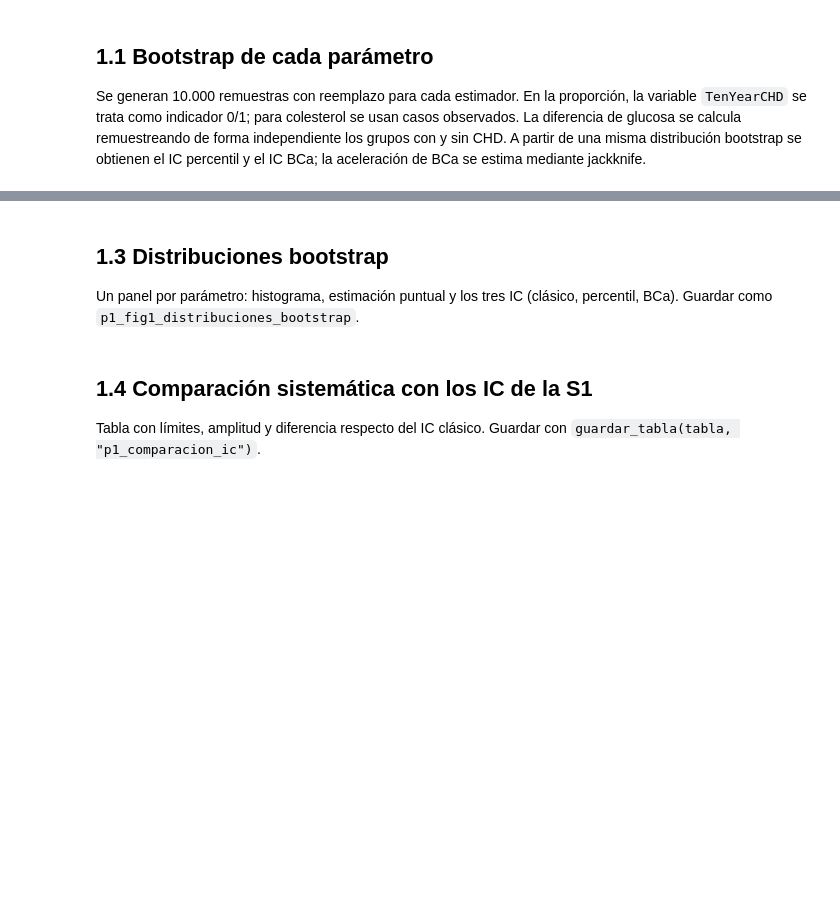
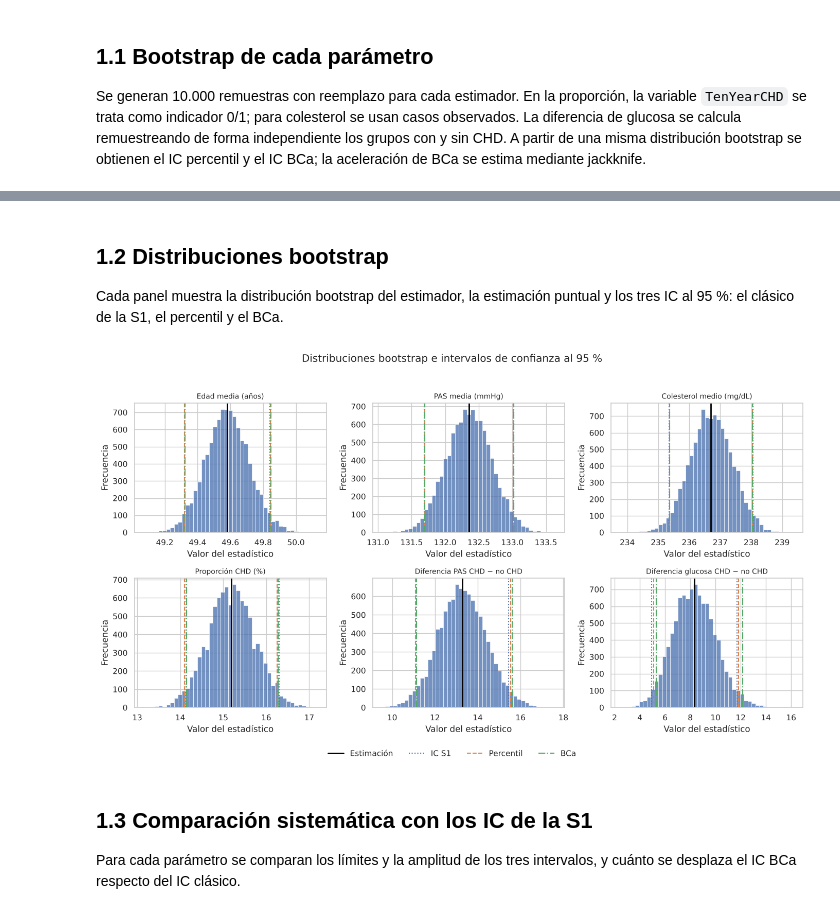
Before and after one commit to vbravo29/MCDI501-estadistica-computacional, a Jupyter notebook: S2/01_bootstrap_ic.ipynb, the cells around one changed output, grey strips where cells are left out. Drawn from its saved outputs; the diff is of its cells as text; code cells hidden in the pictures; blank space fills up the shorter version.

Commit message:
refinamiento para la entrega

```diff
--- a/S2/01_bootstrap_ic.ipynb
+++ b/S2/01_bootstrap_ic.ipynb
@@ -124,6 +127,8 @@ edad = df["age"].dropna().to_numpy()
 pas = df["sysBP"].dropna().to_numpy()
 colesterol = df["totChol"].dropna().to_numpy()
 chd = df["TenYearCHD"].dropna().to_numpy()
+pas_chd = df.loc[df["TenYearCHD"] == 1, "sysBP"].dropna().to_numpy()
+pas_no = df.loc[df["TenYearCHD"] == 0, "sysBP"].dropna().to_numpy()
 glu_chd = df.loc[df["TenYearCHD"] == 1, "glucose"].dropna().to_numpy()
 glu_no = df.loc[df["TenYearCHD"] == 0, "glucose"].dropna().to_numpy()
 
@@ -145,6 +150,10 @@ resultados = [
         RESULTADOS_S1["ic"]["prop_chd_%"]["ic"], len(chd)
     ),
     calcular_intervalos(
+        "Diferencia PAS CHD − no CHD", (pas_chd, pas_no), diferencia_medias, 1,
+        RESULTADOS_S1["diferencias"]["sysBP"]["ic"], f"{len(pas_chd)} / {len(pas_no)}"
+    ),
+    calcular_intervalos(
         "Diferencia glucosa CHD − no CHD", (glu_chd, glu_no), diferencia_medias, 1,
         RESULTADOS_S1["diferencias"]["glucose"]["ic"], f"{len(glu_chd)} / {len(glu_no)}"
     ),
@@ -154,32 +171,35 @@ pd.DataFrame([{k: v for k, v in r.items() if k != "Distribución"} for r in resu
 # %% [markdown]
-## 1.3 Distribuciones bootstrap
+## 1.2 Distribuciones bootstrap
 
-Un panel por parámetro: histograma, estimación puntual y los tres IC (clásico, percentil, BCa). Guardar como `p1_fig1_distribuciones_bootstrap`.
+Cada panel muestra la distribución bootstrap del estimador, la estimación puntual y los tres IC al 95 %:
+el clásico de la S1, el percentil y el BCa.
 # %%
 fig, axes = plt.subplots(2, 3, figsize=(14, 8))
 for ax, r in zip(axes.flat, resultados):
     sns.histplot(r["Distribución"], bins=45, color=COLORES["principal"], alpha=.78, ax=ax)
     ax.axvline(r["Estimación"], color="black", lw=2, label="Estimación")
     ax.axvline(r["S1_inf"], color=COLORES["clasico"], lw=1.5, ls=":", label="IC S1")
     ax.axvline(r["S1_sup"], color=COLORES["clasico"], lw=1.5, ls=":")
     ax.axvline(r["Percentil_inf"], color=COLORES["percentil"], lw=1.5, ls="--", label="Percentil")
     ax.axvline(r["Percentil_sup"], color=COLORES["percentil"], lw=1.5, ls="--")
     ax.axvline(r["BCa_inf"], color=COLORES["bca"], lw=1.5, ls="-.", label="BCa")
     ax.axvline(r["BCa_sup"], color=COLORES["bca"], lw=1.5, ls="-.")
     ax.set_title(r["Parámetro"], fontsize=10)
     ax.set(xlabel="Valor del estadístico", ylabel="Frecuencia")
-axes.flat[-1].axis("off")
 
 handles, labels = axes.flat[0].get_legend_handles_labels()
 fig.legend(handles, labels, loc="lower center", ncol=4, frameon=False)
 plt.suptitle("Distribuciones bootstrap e intervalos de confianza al 95 %", y=.995)
 plt.tight_layout(rect=[0, .05, 1, .97])
 plt.savefig(FIG / "p1_fig1_distribuciones_bootstrap.png", dpi=200, bbox_inches="tight")
 plt.show()
+# %% [output]
+[figure, added]
 # %% [markdown]
-## 1.4 Comparación sistemática con los IC de la S1
+## 1.3 Comparación sistemática con los IC de la S1
 
-Tabla con límites, amplitud y diferencia respecto del IC clásico. Guardar con `guardar_tabla(tabla, "p1_comparacion_ic")`.
+Para cada parámetro se comparan los límites y la amplitud de los tres intervalos, y cuánto se desplaza
+el IC BCa respecto del IC clásico.
 # %%
 tabla = pd.DataFrame([{k: v for k, v in r.items() if k != "Distribución"} for r in resultados])
 tabla["Amplitud_S1"] = tabla["S1_sup"] - tabla["S1_inf"]
```
Also changed, not shown: parts of 6 cells of this notebook, 10 other files.
